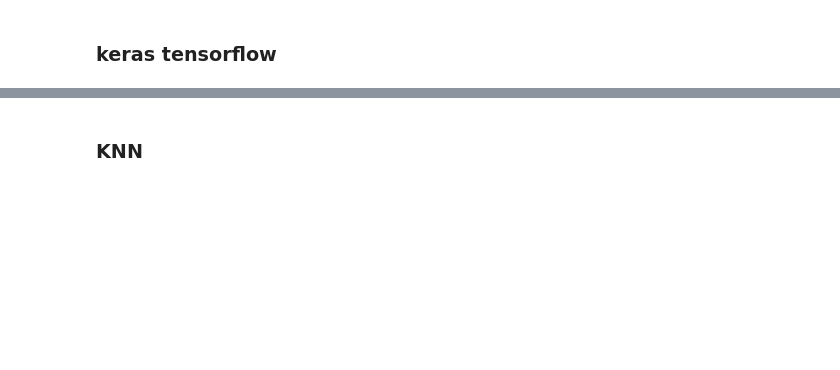
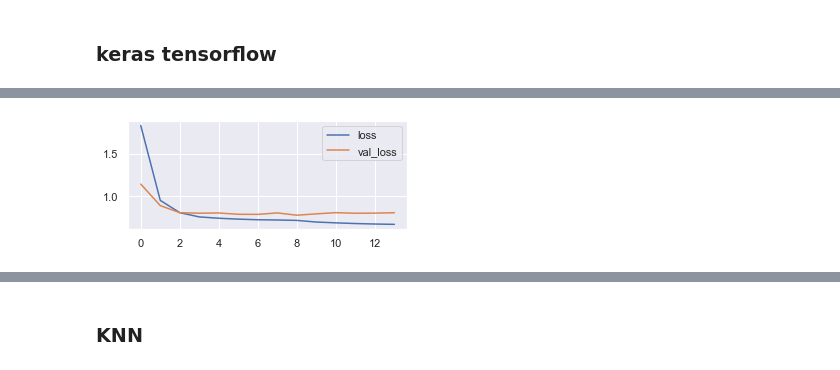
Before and after one commit to ahmedserag2/BankLoanDefaulter, a Jupyter notebook: bankLoanDefaulter.ipynb, the cells around one changed output, grey strips where cells are left out. Saved outputs shown, nothing was run; the diff lists cells and outputs as text; code cells hidden in the pictures; blank space fills up the shorter version.

```diff
--- a/bankLoanDefaulter.ipynb
+++ b/bankLoanDefaulter.ipynb
@@ -406,7 +396,7 @@ X_train, X_test, y_train, y_test = train_test_split(
 ### KNN
 # %%
 # Create KNN classifier
-knn = KNeighborsClassifier(n_neighbors = 3)
+knn = KNeighborsClassifier(n_neighbors = 5)
 # Fit the classifier to the data
 knn.fit(X_train,y_train)
 # %% [output]
@@ -441,0 +497,18 @@ Accuracy: 0.48810679611650487
+# %%
+from sklearn.model_selection import GridSearchCV
+
+# defining parameter range
+param_grid = {'C':[0.0001] ,
+              'gamma': [ 0.01],
+              'kernel': ['rbf']}
+
+grid = GridSearchCV(clf, param_grid, refit = True, verbose = 3)
+
+# fitting the model for grid search
+grid.fit(X_train, y_train)
+
+# print best parameter after tuning
+print(grid.best_params_)
+
+# print how our model looks after hyper-parameter tuning
+print(grid.best_estimator_)
@@ -508,15 +591,27 @@ array([0, 0, 1, ..., 0, 0, 1], dtype=int64)
+# %%
+from tensorflow.keras import callbacks
+
+# YOUR CODE HERE: define an early stopping callback
+from tensorflow.keras.callbacks import EarlyStopping
+
+early_stopping = EarlyStopping(
+    min_delta=0.001, # minimium amount of change to count as an improvement
+    patience=5, # how many epochs to wait before stopping
+    restore_best_weights=True,
+)
 # %%
 # Create the model
 model = Sequential()
-model.add(Dense(512, input_shape=[X_train.shape[1]], activation='relu'))
-model.add(Dense(32, activation='relu'))
+model.add(Dense(100, input_shape=[X_train.shape[1]], activation='relu'))
+model.add(Dense(64, activation='relu'))
 model.add(Dense(1, activation='relu'))
 
 # Configure the model and start training
 #optimzer sgd, adam
 #binary cross enropy is logloss
-model.compile(loss='binary_crossentropy', optimizer='sgd', metrics=['accuracy'])
-model.fit(X_train, y_train, epochs=10, batch_size=250, verbose=1, validation_split=0.2)
+model.compile(loss='binary_crossentropy', optimizer='adam', metrics=['accuracy'])
+history = model.fit(X_train, y_train, epochs=50, batch_size=250, verbose=1, validation_split=0.2,
+    callbacks=[early_stopping])
 
 # Test the model after training
 test_results = model.evaluate(X_test, y_test, verbose=1)
@@ -542,3 +637,9 @@ Test results - Loss: 7.577693112382611 - Accuracy: 0.5087378621101379%
+# %%
+history_df = pd.DataFrame(history.history)
+history_df.loc[:, ['loss', 'val_loss']].plot();
+#history.history
+# %% [output]
+[figure, added]
 # %%
 print("Accuracy:",metrics.accuracy_score(y_test, model.predict(X_test).astype(int)))
 log_loss(y_test,model.predict(X_test).astype(int))
```
Also changed, not shown: parts of 85 cells of this notebook, 3 other files.
